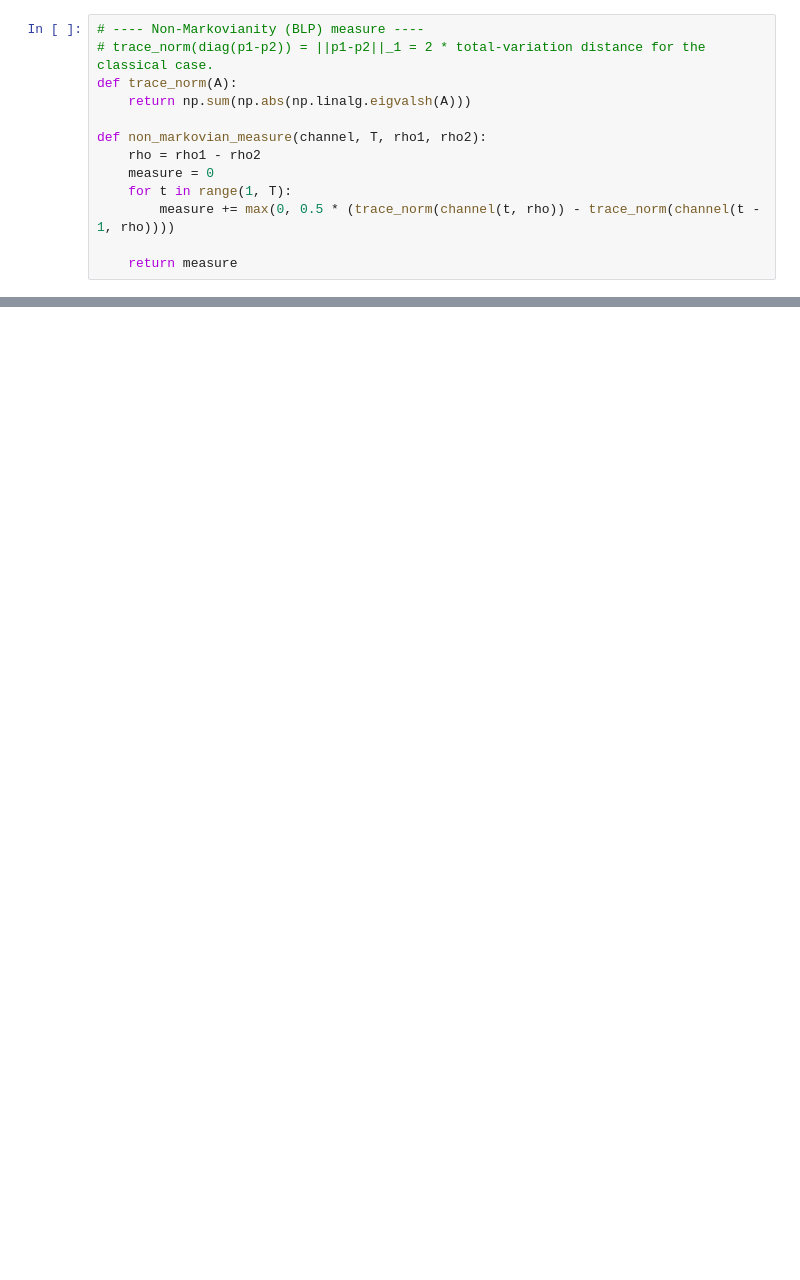
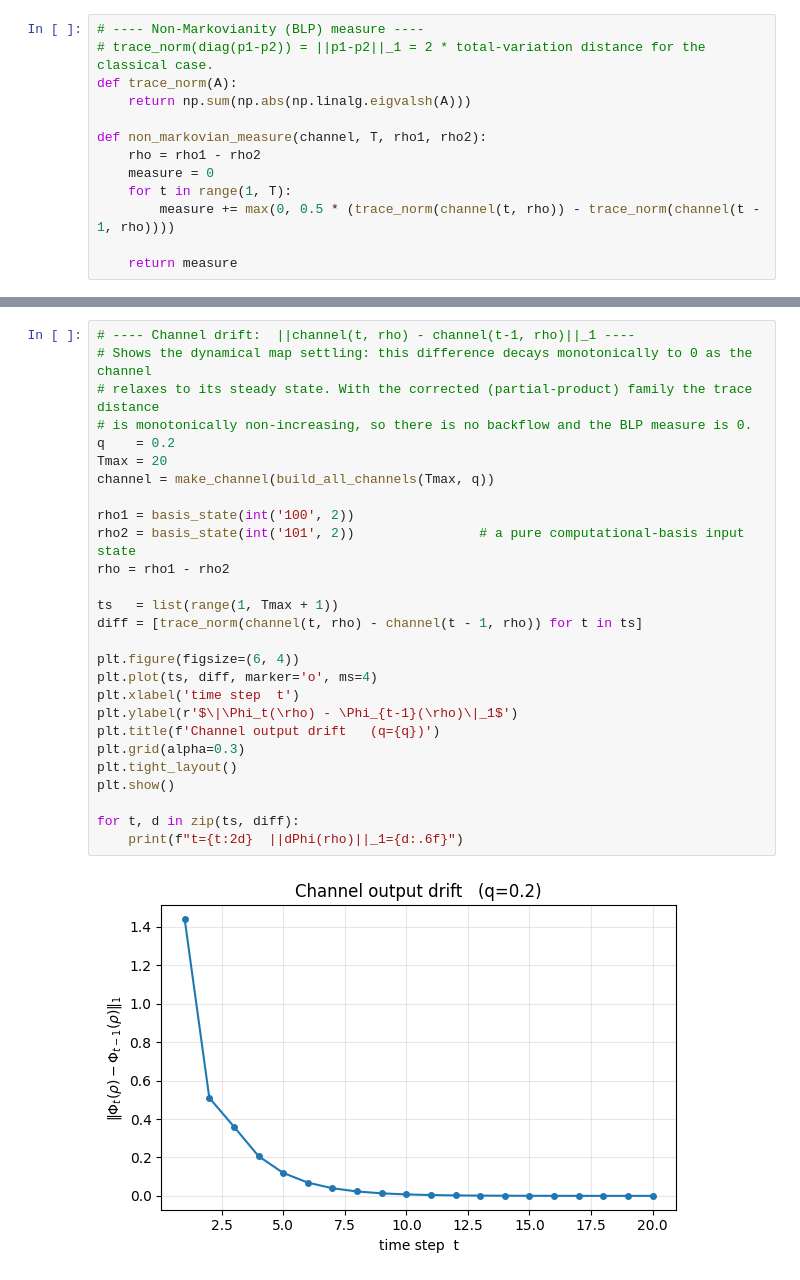
Before and after one commit to YommoY-official/MPQMasters, a Jupyter notebook: non_markovian_measure/non_markovian_measure.ipynb, the cells around one changed output, grey strips where cells are left out. Saved outputs shown, nothing was run; the diff lists cells and outputs as text; blank space fills up the shorter version.

Commit message:
made more edit to non_markovian_measure.ipynb

```diff
--- a/non_markovian_measure/non_markovian_measure.ipynb
+++ b/non_markovian_measure/non_markovian_measure.ipynb
@@ -239,0 +249,29 @@ t=12  D=1.000000
+# %%
+# ---- Channel drift:  ||channel(t, rho) - channel(t-1, rho)||_1 ----
+# Shows the dynamical map settling: this difference decays monotonically to 0 as the channel
+# relaxes to its steady state. With the corrected (partial-product) family the trace distance
+# is monotonically non-increasing, so there is no backflow and the BLP measure is 0.
+q    = 0.2
+Tmax = 20
+channel = make_channel(build_all_channels(Tmax, q))
+
+rho1 = basis_state(int('100', 2))
+rho2 = basis_state(int('101', 2))                # a pure computational-basis input state
+rho = rho1 - rho2
+
+ts   = list(range(1, Tmax + 1))
+diff = [trace_norm(channel(t, rho) - channel(t - 1, rho)) for t in ts]
+
+plt.figure(figsize=(6, 4))
+plt.plot(ts, diff, marker='o', ms=4)
+plt.xlabel('time step  t')
+plt.ylabel(r'$\|\Phi_t(\rho) - \Phi_{t-1}(\rho)\|_1$')
+plt.title(f'Channel output drift   (q={q})')
+plt.grid(alpha=0.3)
+plt.tight_layout()
+plt.show()
+
+for t, d in zip(ts, diff):
+    print(f"t={t:2d}  ||dPhi(rho)||_1={d:.6f}")
+# %% [output]
+[figure, added]
```
Also changed, not shown: parts of 9 cells of this notebook.
